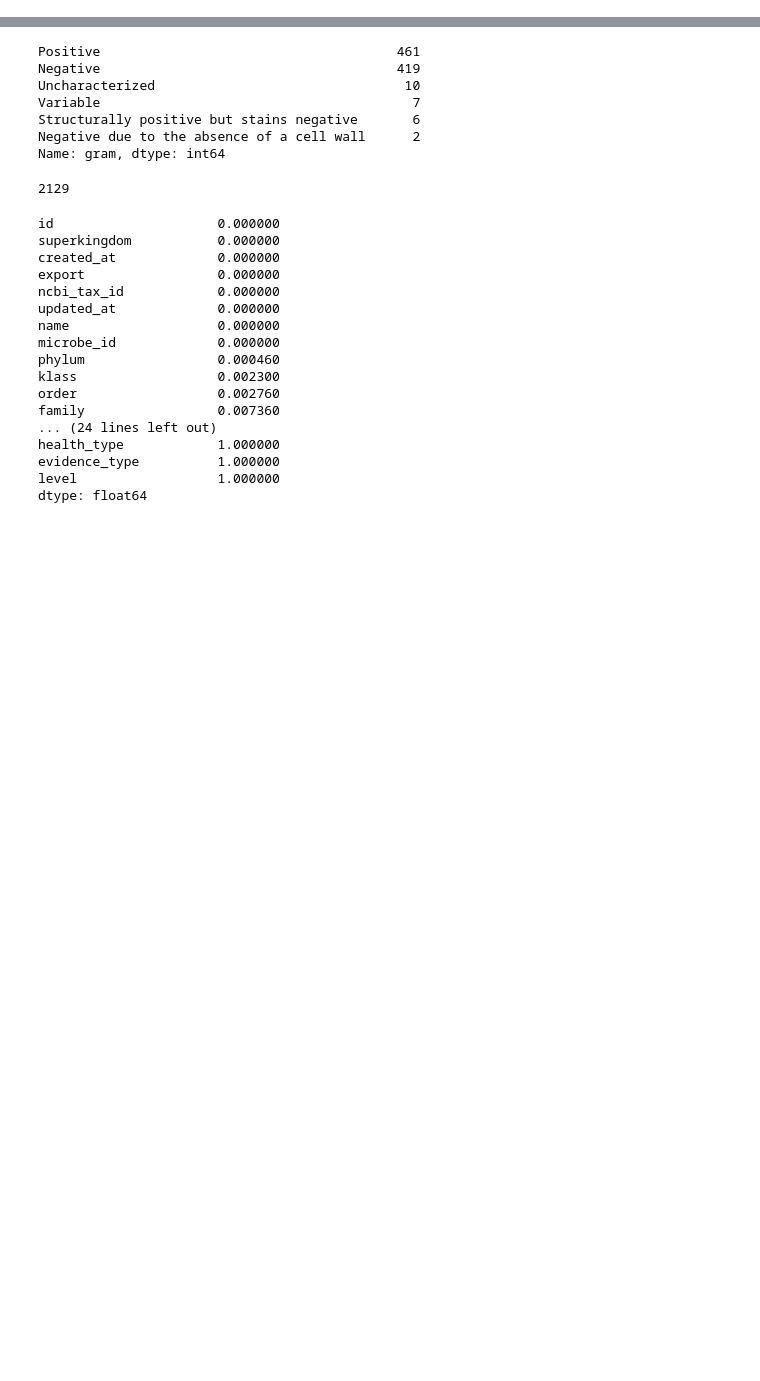
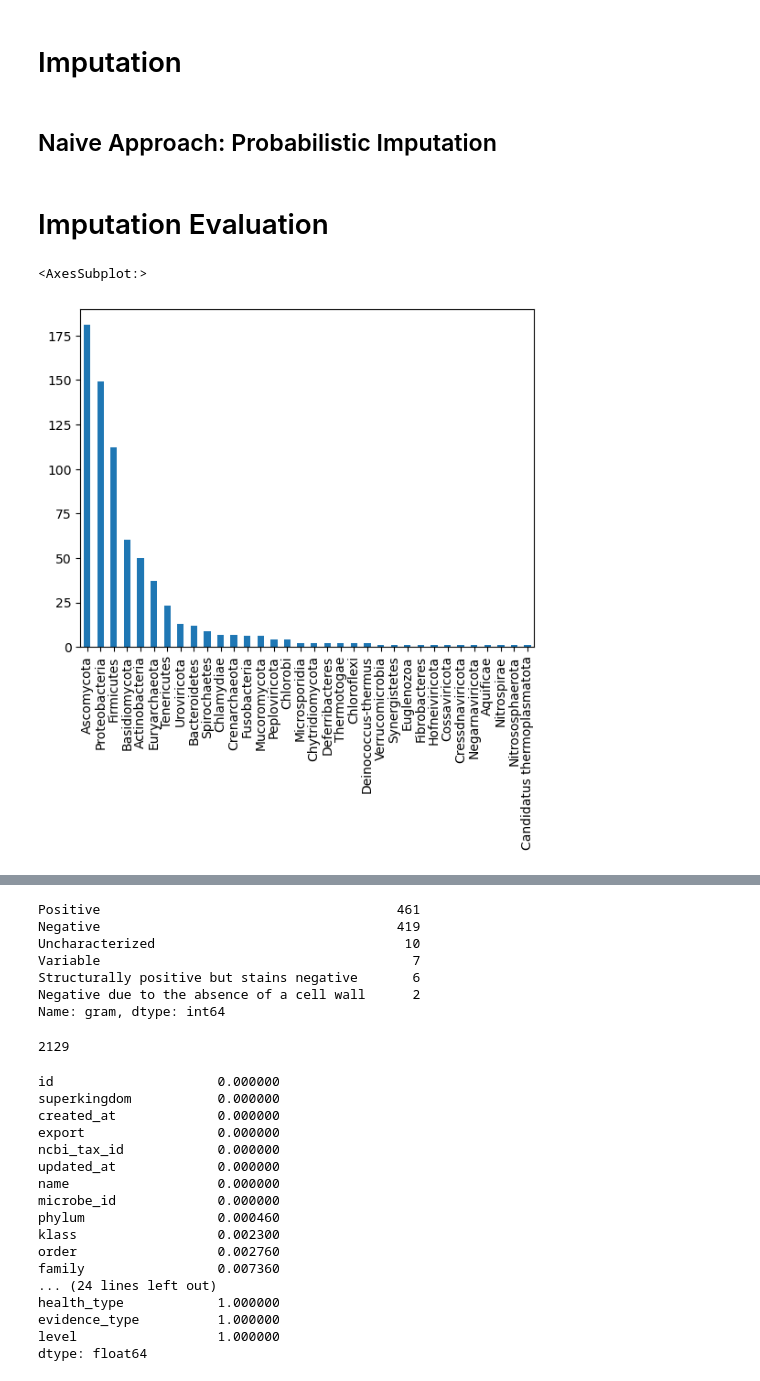
Before and after one commit to g7xu/Exploring_missingness_in_MicrobiomeDataset, a Jupyter notebook: analyzing_data.ipynb, the cells around one changed output, grey strips where cells are left out. Saved outputs shown, nothing was run; the diff lists cells and outputs as text; code cells hidden in the pictures; blank space fills up the shorter version.

```diff
--- a/analyzing_data.ipynb
+++ b/analyzing_data.ipynb
@@ -3,0 +25,9 @@ import pandas as pd
+# %%
+# predefined functions
+
+def df_missingness(df):
+    '''
+    find the porportion of missingness of each column in the table.
+    return the result as a series
+    '''
+    return df.isna().mean()
@@ -3,0 +125,31 @@ import pandas as pd
+# %%
+def cleaning_oxy_req(ele):
+    '''
+    cleaned the input ele
+    '''
+    regex_pattern = r"/|;|,"
+
+    if isinstance(ele, str):
+
+        ele = re.split(regex_pattern, ele)[0]
+        ele = ele.replace('\xa0', ' ')
+        if ele == 'Nanaerobe':
+            return 'Anaerobe'
+        elif ele == 'Obligate anaerobe':
+            return 'Anaerobe'
+        elif ele == 'Facultatively anaerobe':
+            return 'Facultative anaerobe'
+        elif ele == 'Microaerophile':
+            return 'Microaerophilic'
+        else:
+            return ele
+    else:
+        return ele
+# %%
+# removing columns that has 100 percent missnig value
+cleaned_microbe_dataSet = microbe_dataSet.drop(columns=microDataSet_absMissing)
+
+# reduing the dimension of the oxygen_requirements types
+# there is correct type and take the dominate type
+cleaned_microbe_dataSet['oxygen_requirement'] = cleaned_microbe_dataSet['oxygen_requirement'].apply(cleaning_oxy_req)
+cleaned_microbe_dataSet
@@ -4,2 +170,13 @@ import pandas as pd
+# %% [markdown]
+# Imputation
+# %% [markdown]
+## Naive Approach: Probabilistic Imputation
+# %% [markdown]
+# Imputation Evaluation
+# %%
+cleaned_microbe_dataSet[cleaned_microbe_dataSet['oxygen_requirement'].isna()]['phylum'].value_counts().plot(kind='bar')
+# %% [output]
+<AxesSubplot:>
+[figure, added]
 # %%
 CONSIDER_COLUMN = ['id', 'species', 'phylum', 'gram',  'klass', 'order', 'family', 'genus', 'superkingdom']
```
Also changed, not shown: parts of 13 cells of this notebook, 2 other files.
